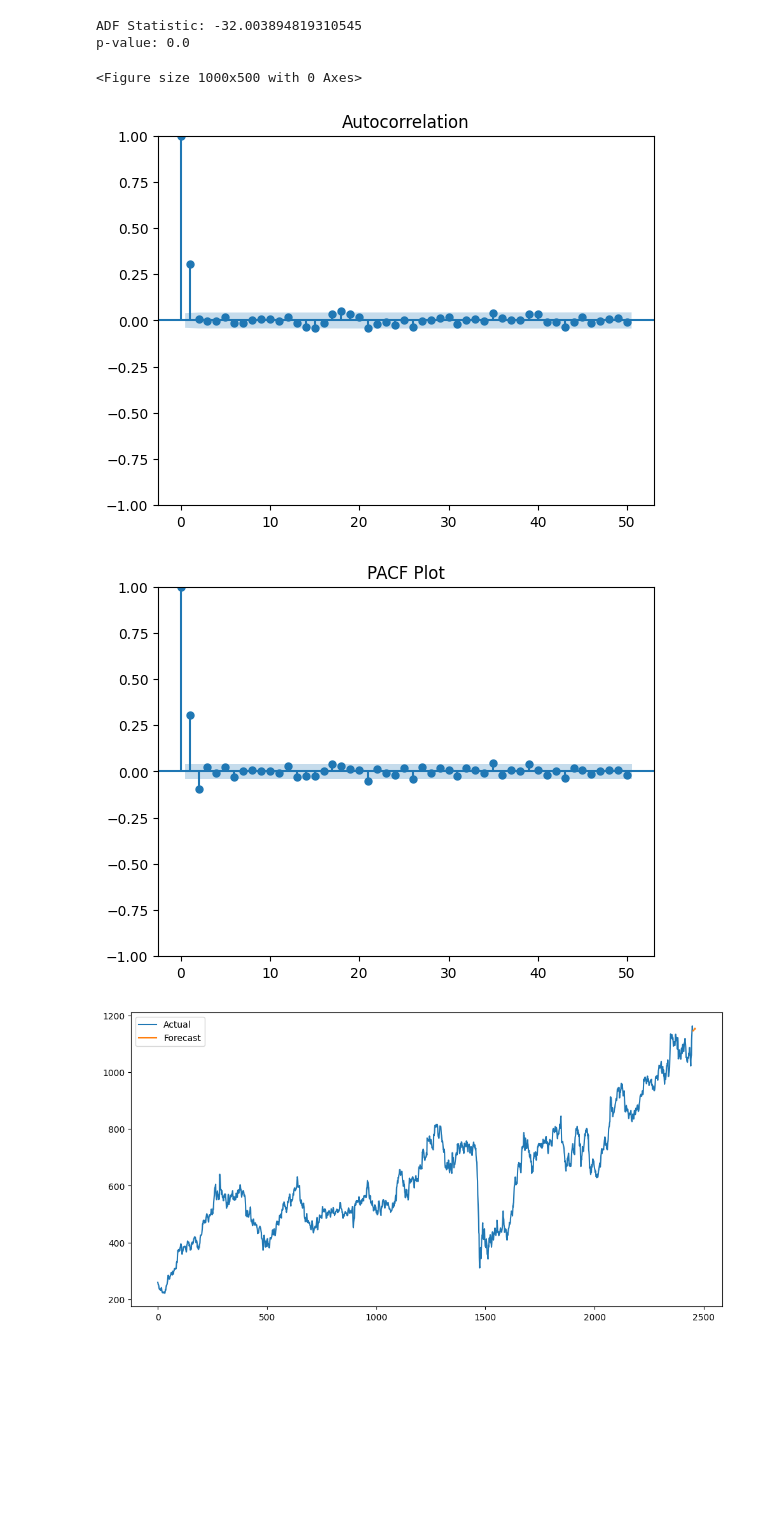
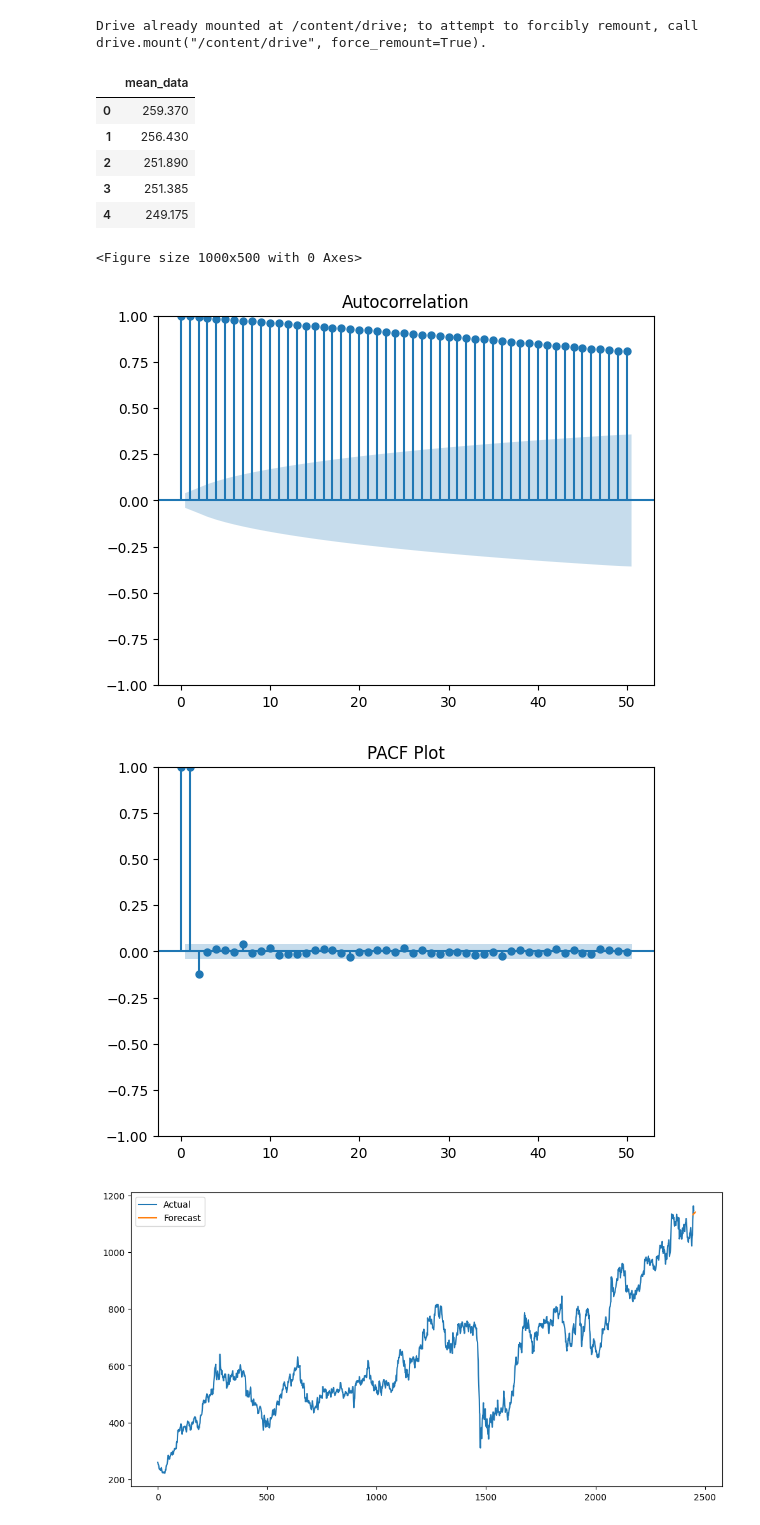
Before and after one commit to saicharan293/Machine-Learning, a Jupyter notebook: ArSarSariMaxModel/SArima.ipynb, the cells around one changed output. Drawn from its saved outputs; the diff is of its cells as text; code cells hidden in the pictures; blank space fills up the shorter version.

```diff
--- a/ArSarSariMaxModel/SArima.ipynb
+++ b/ArSarSariMaxModel/SArima.ipynb
@@ -3,9 +3,23 @@ import pandas as pd
 import numpy as np
 import matplotlib.pyplot as plt
 import seaborn as sns
+# %%
+from google.colab import drive
+drive.mount('/content/drive')
+# %% [output]
+Drive already mounted at /content/drive; to attempt to forcibly remount, call drive.mount("/content/drive", force_remount=True).
 # %%
 df=pd.read_csv('/content/drive/MyDrive/CSV files/axis_day_data.csv')
 mean_data = df.loc[:, ['open', 'close']].mean(axis=1)
 df['mean_data']=mean_data
 # dataset=df[['date','mean_data']]
 dataset=df[['mean_data']]
+# %%
+dataset.head()
+# %% [output]
+|  | mean_data |
+| 0 | 259.370 |
+| 1 | 256.430 |
+| 2 | 251.890 |
+| 3 | 251.385 |
+| 4 | 249.175 |
@@ -18,24 +41,20 @@ model = SARIMAX(dataset, order=(1,1,1), seasonal_order=(1,1,1,12))
 # %%
-dataset2 = dataset.diff().dropna()
-# print(dataset2)
-result = adfuller(dataset2)
-print(f"ADF Statistic: {result[0]}")
-print(f"p-value: {result[1]}")
+# dataset2 = dataset.diff().dropna()
+# result = adfuller(dataset2)
+# print(f"ADF Statistic: {result[0]}")
+# print(f"p-value: {result[1]}")
-# %% [output]
-ADF Statistic: -32.003894819310545
-p-value: 0.0
 # %%
 from statsmodels.graphics.tsaplots import plot_acf,plot_pacf
 import matplotlib.pyplot as plt
 
 plt.figure(figsize=(10, 5))
-plot_acf(dataset2, lags=50)
-plot_pacf(dataset2, lags=50)
+plot_acf(dataset, lags=50)
+plot_pacf(dataset, lags=50)
 plt.title('ACF Plot')
 plt.title('PACF Plot')
 plt.show()
 # %% [output]
 <Figure size 1000x500 with 0 Axes>
-[figure, old version]
+[figure, new version]
-[figure, old version]
+[figure, new version]
 # %%
```
Also changed, not shown: parts of 3 cells of this notebook, 1 other file.
